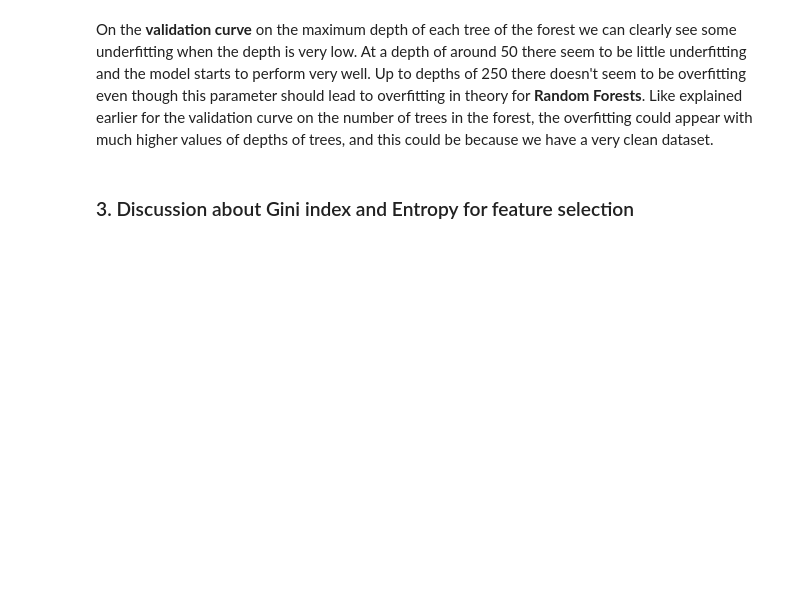
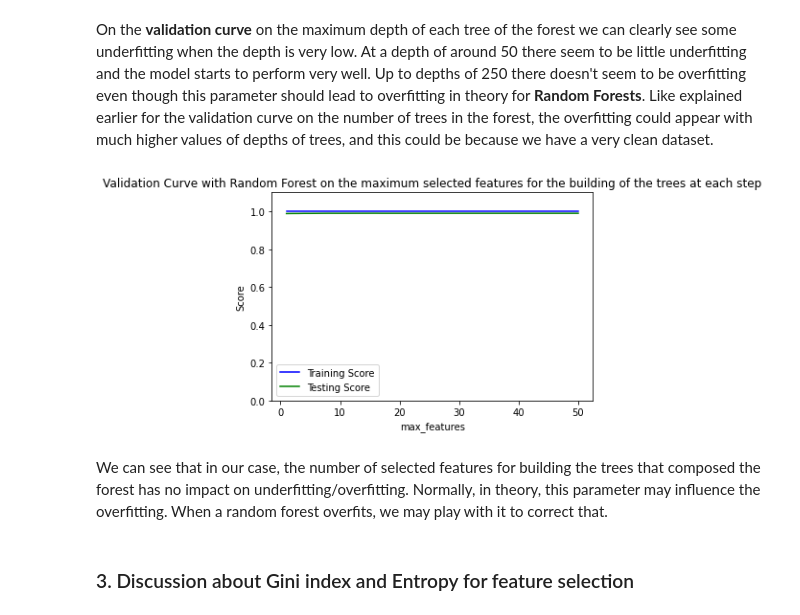
Before and after one commit to Quintus618/Classification-of-bacteria-among-ten-species-using-supervised-learning-techniques, a Jupyter notebook: Bacteria_Classification.ipynb, the cells around one changed output. Cells and saved outputs as stored; diff of their text form; code cells hidden in the pictures; blank space fills up the shorter version.

```diff
--- a/Bacteria_Classification.ipynb
+++ b/Bacteria_Classification.ipynb
@@ -407,6 +417,32 @@ plt.show()
 [figure]
 # %% [markdown]
 On the **validation curve** on the maximum depth of each tree of the forest we can clearly see some underfitting when the depth is very low. At a depth of around 50 there seem to be little underfitting and the model starts to perform very well. Up to depths of 250 there doesn't seem to be overfitting even though this parameter should lead to overfitting in theory for **Random Forests**. Like explained earlier for the validation curve on the number of trees in the forest, the overfitting could appear with much higher values of depths of trees, and this could be because we have a very clean dataset.
+# %%
+# Validation curve for Random Forest on max_features: selected features for the building of the trees at each step
+param_max_features_range = [1, 2, 3, 4, 5, 6, 7, 8, 9, 10, 16, 17, 50]
+train_scores_RF3, test_scores_RF3 = validation_curve(RandomForestClassifier(), X_train_scaled, y_train, param_name="max_features", param_range=param_max_features_range, cv=5) # 5-fold cross validation
+
+train_scores_mean_RF3 = np.mean(train_scores_RF3, axis=1) # mean of the training scores
+train_scores_std_RF3 = np.std(train_scores_RF3, axis=1) # standard deviation of the training scores
+test_scores_mean_RF3 = np.mean(test_scores_RF3, axis=1) # mean of the test scores
+test_scores_std_RF3 = np.std(test_scores_RF3, axis=1) # standard deviation of the test scores
+
+plt.plot(param_max_features_range, train_scores_mean_RF3,
+     label = "Training Score", color = 'b')
+plt.plot(param_max_features_range, test_scores_mean_RF3,
+   label = "Testing Score", color = 'g')
+
+plt.title("Validation Curve with Random Forest on the maximum selected features for the building of the trees at each step")
+plt.xlabel("max_features")
+plt.ylabel("Score")
+plt.ylim(0.0, 1.1)
+lw = 2
+plt.legend(loc="best")
+plt.show()
+# %% [output]
+[figure, added]
+# %% [markdown]
+We can see that in our case, the number of selected features for building the trees that composed the forest has no impact on underfitting/overfitting. Normally, in theory, this parameter may influence the overfitting. When a random forest overfits, we may play with it to correct that.
 # %% [markdown]
 ### 3. Discussion about Gini index and Entropy for feature selection
 # %% [markdown]
```
Also changed, not shown: parts of 10 cells of this notebook.
